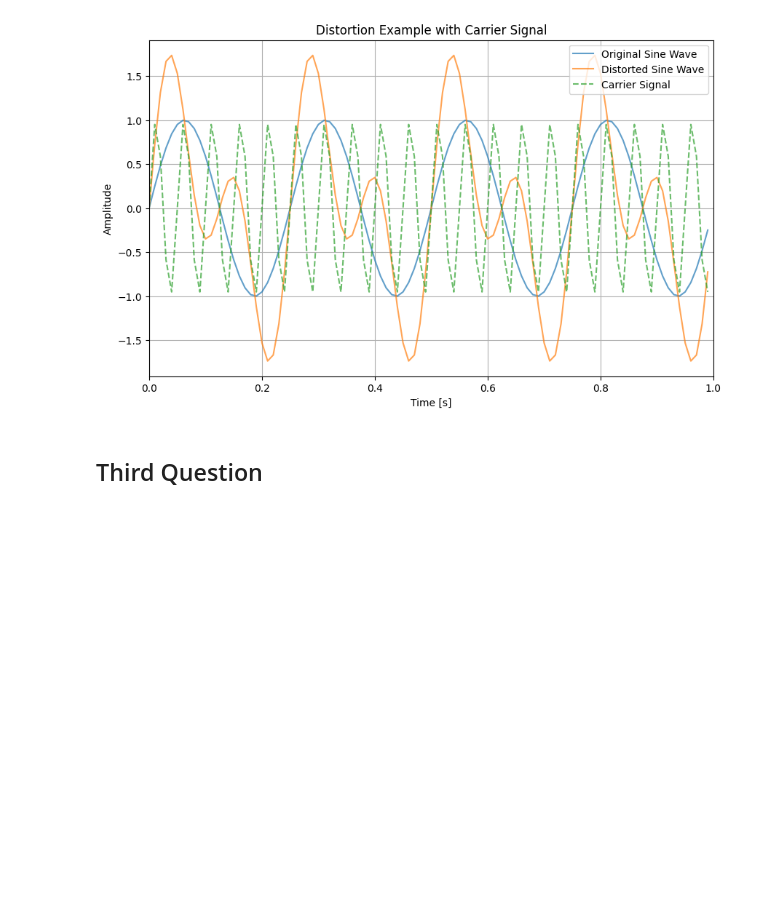
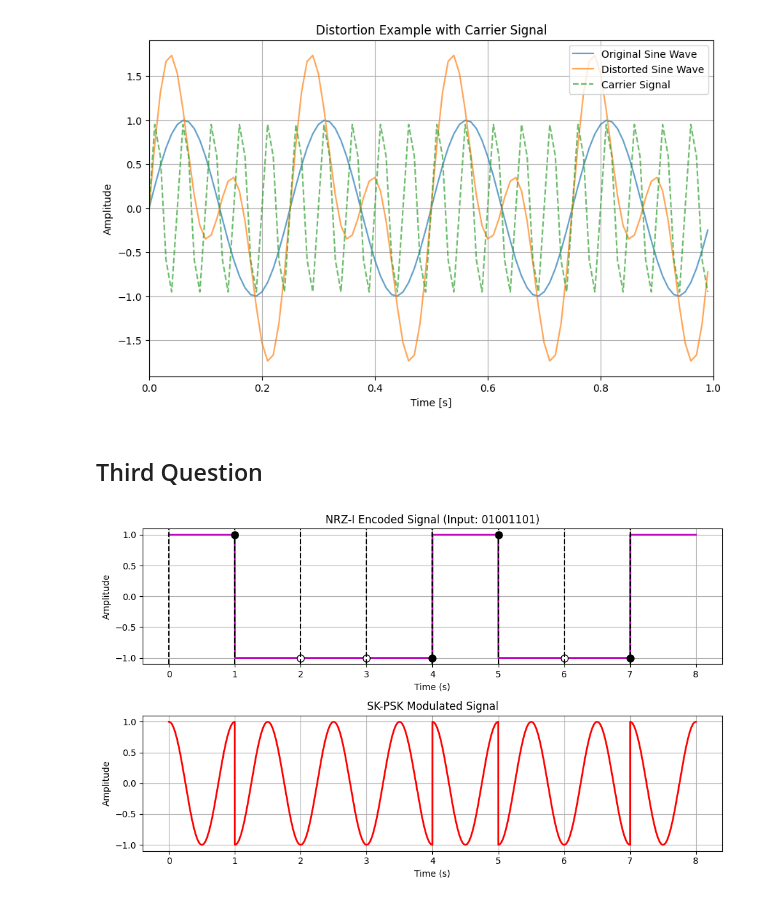
Before and after one commit to mrkdqp/Lab_Challenge, a Jupyter notebook: Challenge/challenge.ipynb, the cells around one changed output. Saved outputs shown, nothing was run; the diff lists cells and outputs as text; code cells hidden in the pictures; blank space fills up the shorter version.

```diff
--- a/Challenge/challenge.ipynb
+++ b/Challenge/challenge.ipynb
@@ -97,3 +97,92 @@ plt.show()
 [figure]
 # %% [markdown]
 ## Third Question
+# %%
+import numpy as np
+import matplotlib.pyplot as plt
+
+# Parameters
+input_data = '01001101'  # Input binary data
+amplitude = 1            # Integer amplitude
+bit_rate = 1             # Bits per second (adjust as needed)
+fs = 1000                # Sampling frequency (samples per second)
+T = 1 / bit_rate         # Time period of a bit
+num_samples_per_bit = int(fs * T)
+total_samples = num_samples_per_bit * len(input_data)
+
+# Time axis
+t = np.linspace(0, T * len(input_data), total_samples)
+
+# NRZ-I Encoding
+def nrzi_encoding(data):
+    output = []
+    current_level = amplitude  # Start with high level (1 or -1)
+    encoded_bits = []
+
+    for bit in data:
+        if bit == '1':
+            current_level *= -1  # Invert level on '1'
+        encoded_bits.append(current_level)  # Save the level for each bit
+        output.extend([current_level] * num_samples_per_bit)  # Extend for plotting each bit
+
+    return np.array(output), encoded_bits
+
+# Modulate the signal (Phase Shift Keying - PSK)
+def sk_psk_modulation(encoded_data):
+    carrier_frequency = 2 * np.pi  # Carrier frequency for PSK modulation
+    modulated_signal = encoded_data * np.cos(carrier_frequency * t)
+    return modulated_signal
+
+# NRZ-I encoding of input data
+encoded_signal, encoded_bits = nrzi_encoding(input_data)
+
+# SK-PSK modulation
+modulated_signal = sk_psk_modulation(encoded_signal)
+
+# Create the time markers for each bit for plotting
+bit_time = np.arange(0, len(input_data)) * T
+
+# Plot the result
+plt.figure(figsize=(10, 6))
+
+# Plot NRZ-I signal
+plt.subplot(2, 1, 1)
+plt.plot(t, encoded_signal, 'm', linewidth=2, label="NRZ-I")
+
+# Adding markers to indicate state changes (bubbles before the transition)
+for i in range(1, len(input_data)):  # Start from the second bit to capture transitions
+    if input_data[i] == '1':  # Inversion occurs on '1'
+        # Show bubble at the previous level before the inversion
+        plt.plot(bit_time[i], encoded_bits[i-1], 'ko', markersize=8)  # Filled circle before transition
+    else:
+        plt.plot(bit_time[i], encoded_bits[i-1], 'wo', markersize=8, markeredgecolor='black')  # Unfilled circle at steady state
+
+# Adding grid lines for bit boundaries
+for i in range(len(input_data)):
+    plt.axvline(x=i * T, color='black', linestyle='--')
+
+# Labeling for NRZ-I
+plt.title("NRZ-I Encoded Signal (Input: 01001101)")
+plt.xlabel("Time (s)")
+plt.ylabel("Amplitude")
+plt.grid(True)
+
+# Adjust the limits so the signal sticks to the border
+plt.ylim([-1.1, 1.1])
+
+# Plot SK-PSK modulated signal
+plt.subplot(2, 1, 2)
+plt.plot(t, modulated_signal, 'r', linewidth=2)
+plt.title("SK-PSK Modulated Signal")
+plt.xlabel("Time (s)")
+plt.ylabel("Amplitude")
+plt.grid(True)
+
+# Adjust the limits to make it fit within the borders
+plt.ylim([-1.1, 1.1])
+
+# Final layout and show plot
+plt.tight_layout()
+plt.show()
+# %% [output]
+[figure, added]
```
